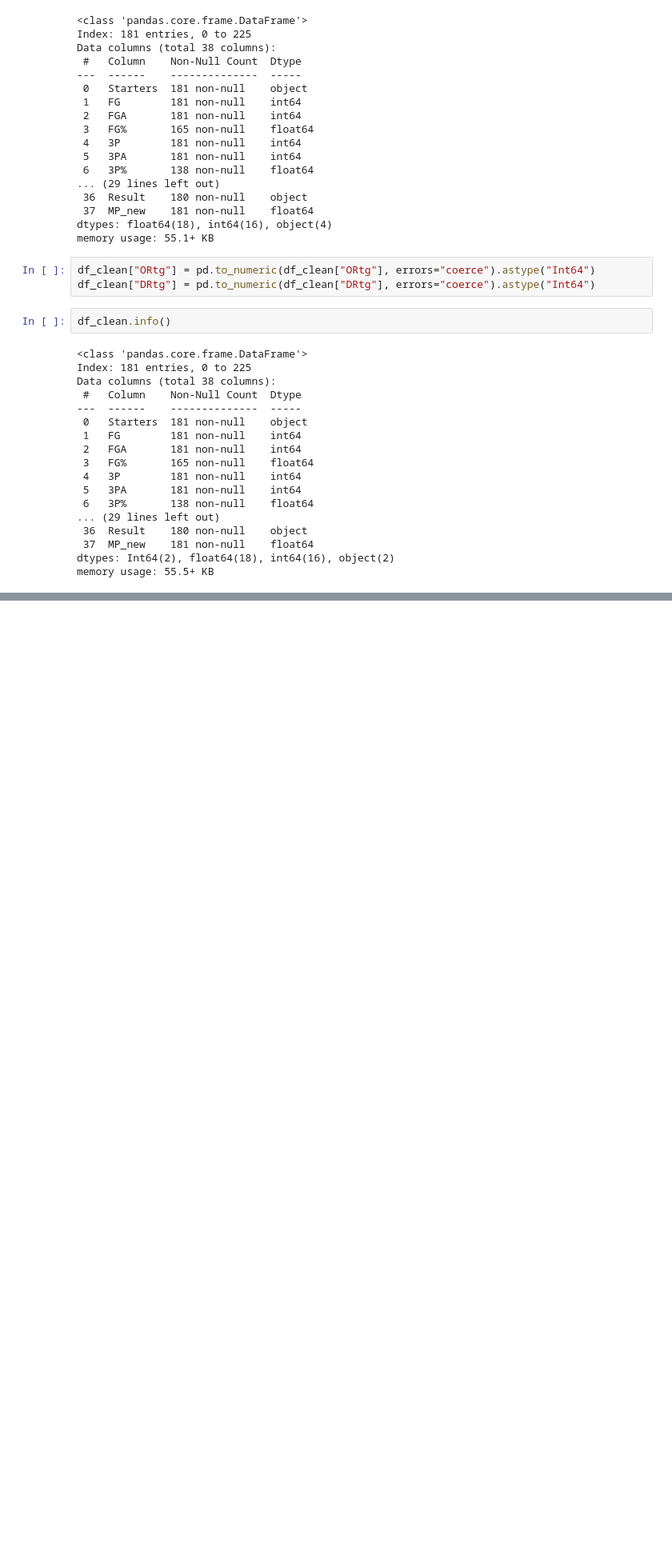
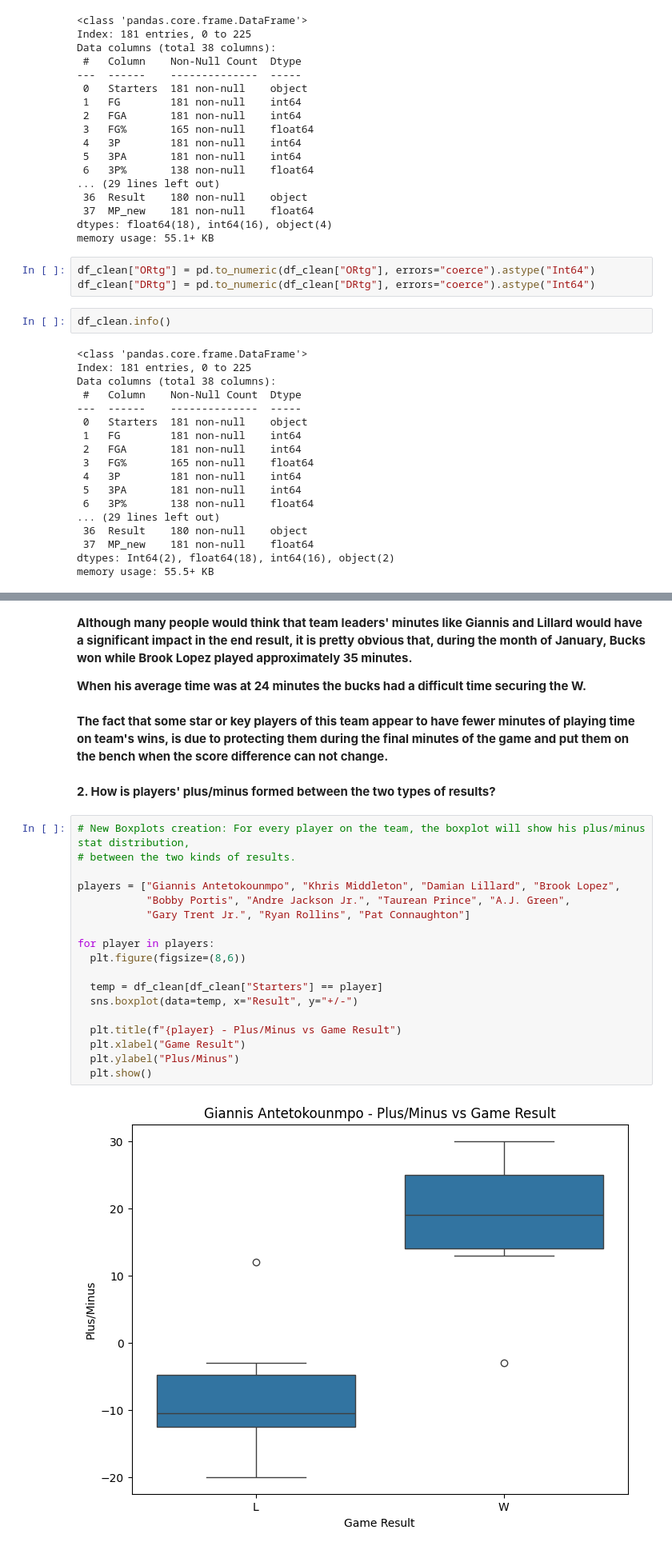
Before and after one commit to ChristosBellos/MyMachineLearningRepository, a Jupyter notebook: Basketball_Games_Analysis.ipynb, the cells around one changed output, grey strips where cells are left out. Shown at 80% size. Cells and saved outputs as stored; diff of their text form; blank space fills up the shorter version.

```diff
--- a/Basketball_Games_Analysis.ipynb
+++ b/Basketball_Games_Analysis.ipynb
@@ -370,0 +398,28 @@ memory usage: 55.5+ KB
+# %% [markdown]
+**Although many people would think that team leaders' minutes like Giannis and Lillard would have a significant impact in the end result, it is pretty obvious that, during the month of January, Bucks won while Brook Lopez played approximately 35 minutes.**
+
+**When his average time was at 24 minutes the bucks had a difficult time securing the W.**
+# %% [markdown]
+**The fact that some star or key players of this team appear to have fewer minutes of playing time on team's wins, is due to protecting them during the final minutes of the game and put them on the bench when the score difference can not change.**
+# %% [markdown]
+**2. How is players' plus/minus formed between the two types of results?**
+# %%
+# New Boxplots creation: For every player on the team, the boxplot will show his plus/minus stat distribution,
+# between the two kinds of results.
+
+players = ["Giannis Antetokounmpo", "Khris Middleton", "Damian Lillard", "Brook Lopez",
+           "Bobby Portis", "Andre Jackson Jr.", "Taurean Prince", "A.J. Green",
+           "Gary Trent Jr.", "Ryan Rollins", "Pat Connaughton"]
+
+for player in players:
+  plt.figure(figsize=(8,6))
+
+  temp = df_clean[df_clean["Starters"] == player]
+  sns.boxplot(data=temp, x="Result", y="+/-")
+
+  plt.title(f"{player} - Plus/Minus vs Game Result")
+  plt.xlabel("Game Result")
+  plt.ylabel("Plus/Minus")
+  plt.show()
+# %% [output]
+[figure, added]
```
Also changed, not shown: parts of 8 cells of this notebook.
